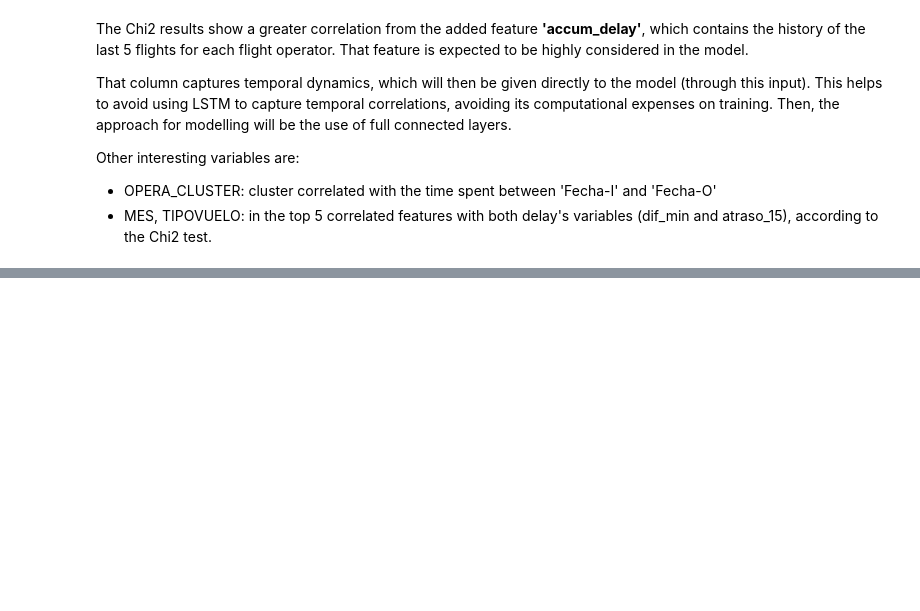
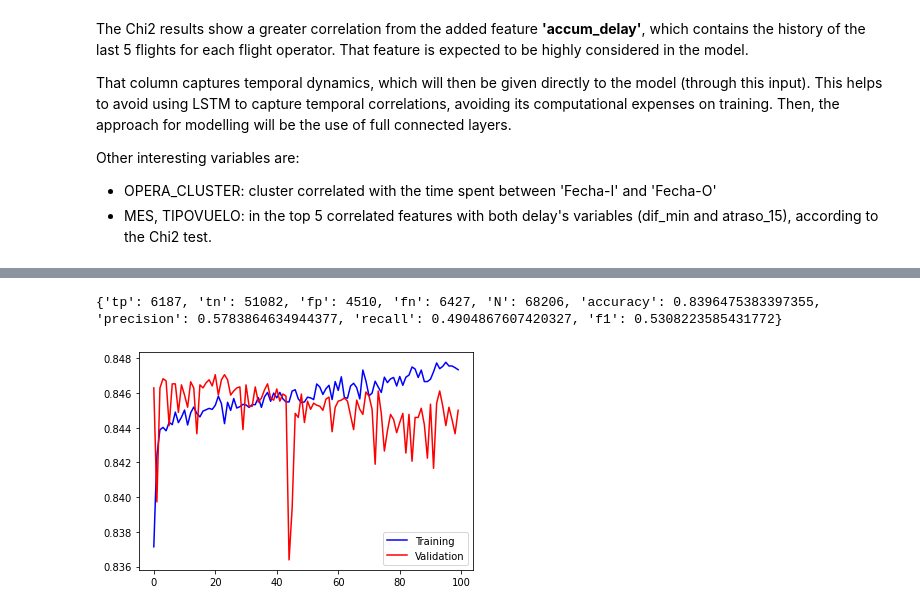
Before and after one commit to cnettlev/flight-delay, a Jupyter notebook: solution.ipynb, the cells around one changed output, grey strips where cells are left out. Drawn from its saved outputs; the diff is of its cells as text; code cells hidden in the pictures; blank space fills up the shorter version.

Commit message:
Evaluates using fully connected layers

```diff
--- a/solution.ipynb
+++ b/solution.ipynb
@@ -354,0 +385,18 @@ Other interesting variables are:
+# %%
+from sklearn.model_selection import train_test_split
+from tensorflow.keras.models import Sequential
+from tensorflow.keras import layers, Input, metrics
+
+xtr, xte, ytr, yte = train_test_split(features, newFeatures['atraso_15'], test_size=0.25, random_state=42)
+
+model = Sequential()
+model.add(Input(shape=(features.shape[1],)))
+model.add(layers.Dense(32, activation='relu'))
+model.add(layers.Dense(32, activation='relu'))
+model.add(layers.Dense(32, activation='relu'))
+model.add(layers.Dense(1, activation='sigmoid'))
+
+model.compile(loss='binary_crossentropy', optimizer='adam', metrics=[metrics.Recall()])
+model.summary()
+
+history = model.fit(xtr,ytr,epochs=100,validation_data=(xte,yte),verbose=False,batch_size=10)
@@ -354,0 +420,31 @@ Other interesting variables are:
+# %%
+from sklearn.metrics import confusion_matrix
+
+fig = plt.figure(figsize=(14,3))
+xPos = range(len(history.history['acc']))
+plt.plot(xPos, history.history['acc'], 'b', label='Training')
+plt.plot(xPos, history.history['val_acc'], 'r', label='Validation')
+plt.legend()
+
+prediction  = model.predict(features)
+confusion   = confusion_matrix(newFeatures['atraso_15'],prediction>0.4)
+
+metrics = {}
+metrics['tp']             = confusion[1][1]
+metrics['tn']             = confusion[0][0]
+metrics['fp']             = confusion[0][1]
+metrics['fn']             = confusion[1][0]
+metrics['N' ]             = np.sum(confusion)
+
+metrics['accuracy' ] = (metrics['tn']+metrics['tp']) / metrics['N']
+metrics['precision'] = metrics['tp'] / (metrics['tp']+metrics['fp'])
+metrics['recall'   ] = metrics['tp'] / (metrics['tp']+metrics['fn'])
+metrics['f1'       ] = 2*metrics['precision']*metrics['recall']/(metrics['precision']+metrics['recall'])
+
+print(metrics)
+print(bStart+'Metrics:'+bEnd)
+for key in metrics.keys:
+    print('\n\t -'+key+':',metrics[key])
+# %% [output]
+{'tp': 6187, 'tn': 51082, 'fp': 4510, 'fn': 6427, 'N': 68206, 'accuracy': 0.8396475383397355, 'precision': 0.5783864634944377, 'recall': 0.4904867607420327, 'f1': 0.5308223585431772}
+[figure, added]
```
Also changed, not shown: parts of 4 cells of this notebook, 1 other file.
